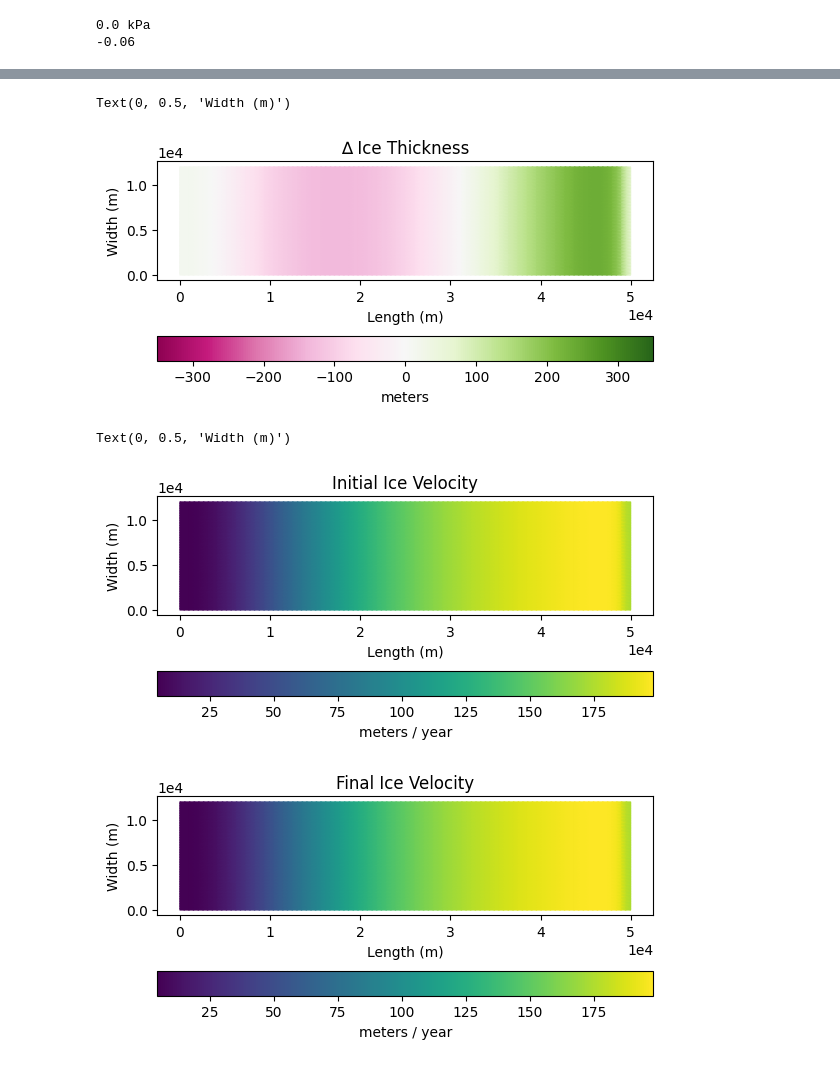
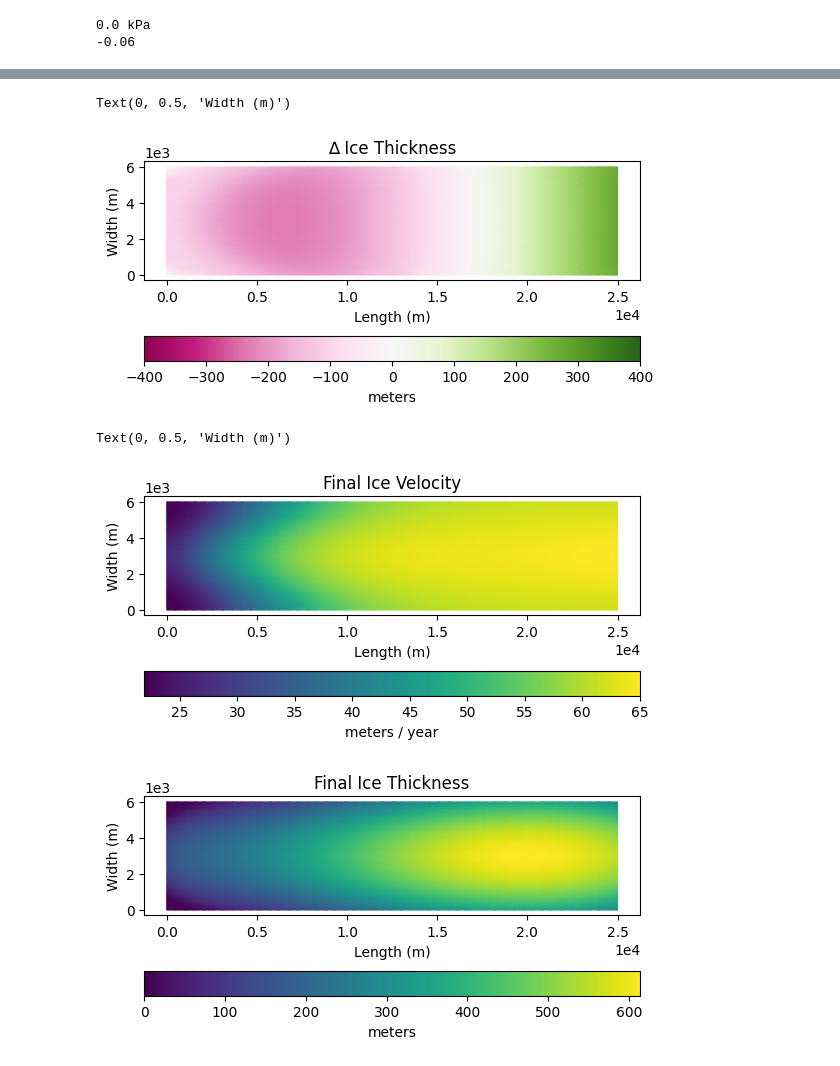
Before and after one commit to danshapero/wolverine-gulkana, a Jupyter notebook: valley_glac_changeClim.ipynb, the cells around one changed output, grey strips where cells are left out. Cells and saved outputs as stored; diff of their text form; code cells hidden in the pictures.

```diff
--- a/valley_glac_changeClim.ipynb
+++ b/valley_glac_changeClim.ipynb
@@ -15,8 +15,8 @@ firedrake:WARNING OMP_NUM_THREADS is not set or is set to a value greater than 1
 # %% [markdown]
 # Initial Conditions and geom.
 # %%
-Lx, Ly = 50e3, 12e3
-nx, ny = 48, 32
+Lx, Ly = 25e3, 6e3
+nx, ny = 24, 16 # How should these change as I change my domain?
 
 mesh = firedrake.RectangleMesh(nx, ny, Lx, Ly)
 
@@ -135,13 +159,16 @@ dads_noise = np.random.normal(0, dads_std, size=num_timesteps)
 # %%
 temp_cyc = list([266.5, 273.15, 289.8, 273.15]) #Wi-Sp-Su-Fa
-temp_list = temp_cyc * int(num_timesteps/len(temp_cyc))
+temp_list = temp_cyc * int(num_timesteps/len(temp_cyc)) #ERA temp data should be read in here
 
 a0 = mass_balance(s0, ela=ela, max_a=max_a, da_ds=da_ds)
-def PDD_model(temp_list, k_i, k_s, a0, dt): #PDD via avg szn temperature, even days b/t months for simplicity (Johannesson and others, 95)
+def PDD_model(temp_list, k_i, k_s, a0, Γ, dt): #PDD via avg szn temperature, even days b/t months for simplicity (Johannesson and others, 95)
     PDD = 0
     dt_count = 0
     for i in range(num_timesteps):
-        if dt_count * dt < 1:
+        temp_funct = temp_list[i] - (Γ * s)
+        temp_profile = interpolate(temp_funct, Q)
+
+        if dt_count * dt < 1: #only works for subannual timesteps
             if temp_list[i] >= 273.15:
                 temp_0 = temp_list[i] - 273.15
                 PDD += 90 * temp_0
@@ -152,16 +179,18 @@ def PDD_model(temp_list, k_i, k_s, a0, dt): #PDD via avg szn temperature, even d
         elif dt_count * dt == 1:
             PDD = 0
             dt_count =0
-   # m = (k_i*PDD + k_s*PDD)*1000
-    m = (k_s*PDD)
-    return(a0 - m)
+    m = (k_s*PDD)*1000 #units??? Find source for K
+    return(a0 - m) #should this be calculating a new surface height?
 # %%
 dh_max = np.zeros(num_timesteps) * np.nan
-a = mass_balance(s0, ela=ela, max_a=max_a, da_ds=da_ds)
+dw_max = np.zeros(num_timesteps) * np.nan
+dl_max = np.zeros(num_timesteps) * np.nan
 
-for step in tqdm.trange(num_timesteps):
+a = mass_balance(s0, ela=ela, max_a=max_a, da_ds=da_ds) #inital MB state
+Γ = 6.5e-3 #atmo. lapse rate for PDD
+for step in tqdm.trange(num_timesteps): # is this looping through time or space?
 
-    a = interpolate(a, Q)
+    a = interpolate(a, Q) # add accum at end of each accum season, track mass balance profiles through each timestep
 
     h_old = h.copy(deepcopy=True)
     h = solver.prognostic_solve(
@@ -179,9 +208,14 @@ for step in tqdm.trange(num_timesteps):
         surface=s,
         fluidity=A,
     )
-    a = PDD_model(temp_list, .04, .6, a, dt)
+
+    #a += 3 #isolate domain above ElA for accum. dump?
+    a = PDD_model(temp_list, .4, .6, a, Γ, dt)
     #a = mass_balance(s, ela=ela+ela_noise[step], max_a=max_a+maxa_noise[step], da_ds=da_ds+dads_noise[step])
+
     dh = interpolate(h - h_old, Q)
+    dw = Ly
+    dl = interpolate( - h_old, Q)
 
     dh_max[step] = dh.dat.data_ro.max()
 # %%
@@ -210,7 +244,7 @@ fig, axes = icepack.plot.subplots()
 thickness_change = interpolate(h - h0, Q)
 colors = icepack.plot.tripcolor(
     thickness_change,
-    vmin=-350, vmax=350,
+    vmin=-400, vmax=400,
     axes=axes, cmap="PiYG"
 )
 fig.colorbar(colors, label="meters", location='bottom')
@@ -219,26 +253,25 @@ axes.set_xlabel("Length (m)")
 axes.set_ylabel("Width (m)")
 # %% [output]
 Text(0, 0.5, 'Width (m)')
-[figure, old version]
+[figure, new version]
 # %%
 fig, axes = icepack.plot.subplots()
 colors = icepack.plot.tripcolor(u, axes=axes)
 fig.colorbar(colors, label="meters / year", location='bottom')
-axes.set_title("Initial Ice Velocity");
+axes.set_title("Final Ice Velocity");
 axes.set_xlabel("Length (m)")
 axes.set_ylabel("Width (m)")
 
 fig, axes = icepack.plot.subplots()
-colors = icepack.plot.tripcolor(u, axes=axes)
-
-fig.colorbar(colors, label="meters / year", location='bottom')
-axes.set_title("Final Ice Velocity");
+colors = icepack.plot.tripcolor(h, axes=axes)
+fig.colorbar(colors, label="meters", location='bottom')
+axes.set_title("Final Ice Thickness");
 axes.set_xlabel("Length (m)")
 axes.set_ylabel("Width (m)")
 # %% [output]
 Text(0, 0.5, 'Width (m)')
-[figure, old version]
+[figure, new version]
-[figure, old version]
+[figure, new version]
 # %%
 plt.figure()
 plt.plot(dt * np.arange(num_timesteps), dh_max)
```
Also changed, not shown: parts of 11 cells of this notebook.
